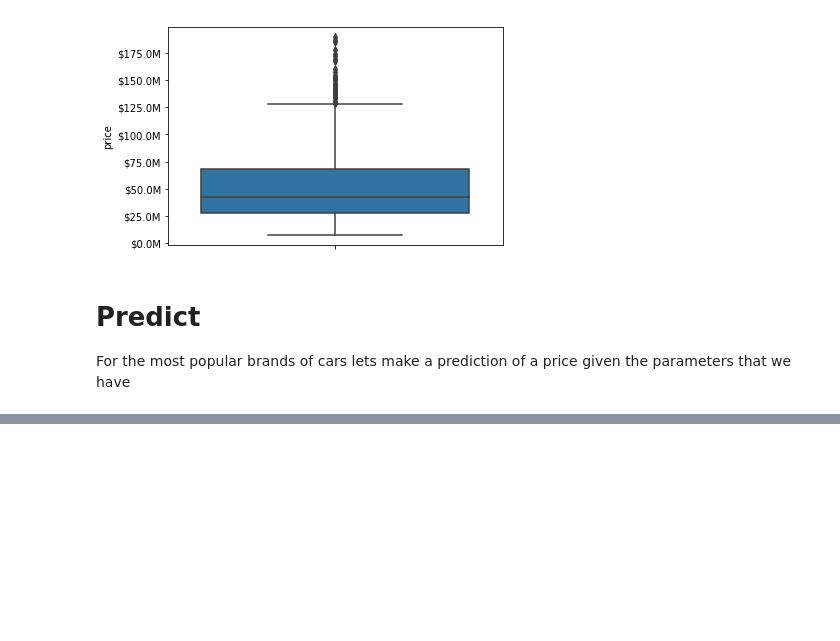
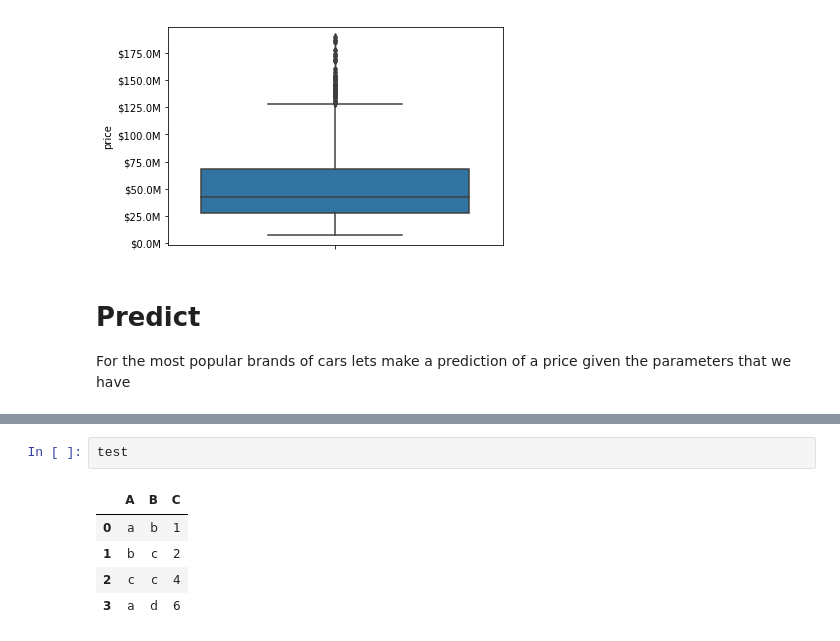
Before and after one commit to richardmon/car-prediction, a Jupyter notebook: Features, Exploratio and Prediction.ipynb, the cells around one changed output, grey strips where cells are left out. Drawn from its saved outputs; the diff is of its cells as text; blank space fills up the shorter version.

```diff
--- a/Features, Exploratio and Prediction.ipynb
+++ b/Features, Exploratio and Prediction.ipynb
@@ -356,0 +430,8 @@ mcle.transform_
+# %%
+test
+# %% [output]
+|  | A | B | C |
+| 0 | a | b | 1 |
+| 1 | b | c | 2 |
+| 2 | c | c | 4 |
+| 3 | a | d | 6 |
```
Also changed, not shown: parts of 10 cells of this notebook.
